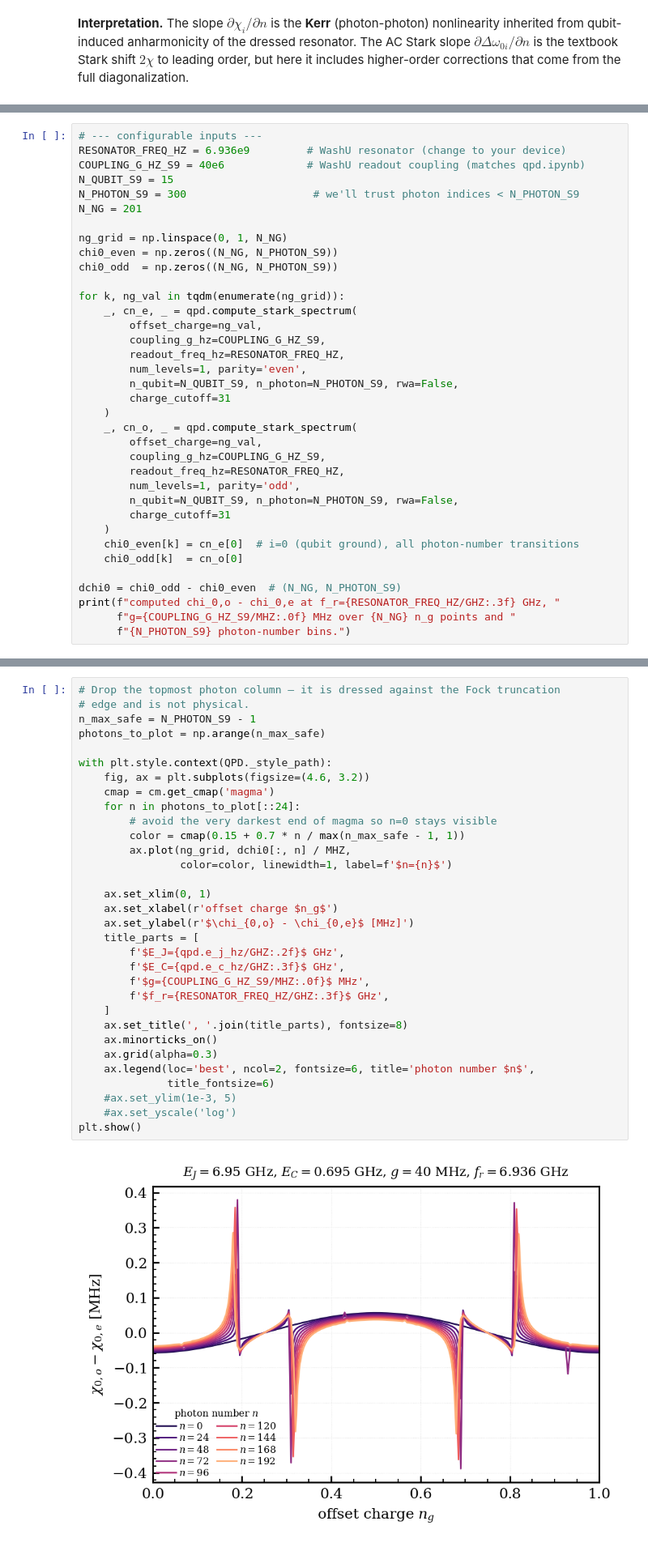
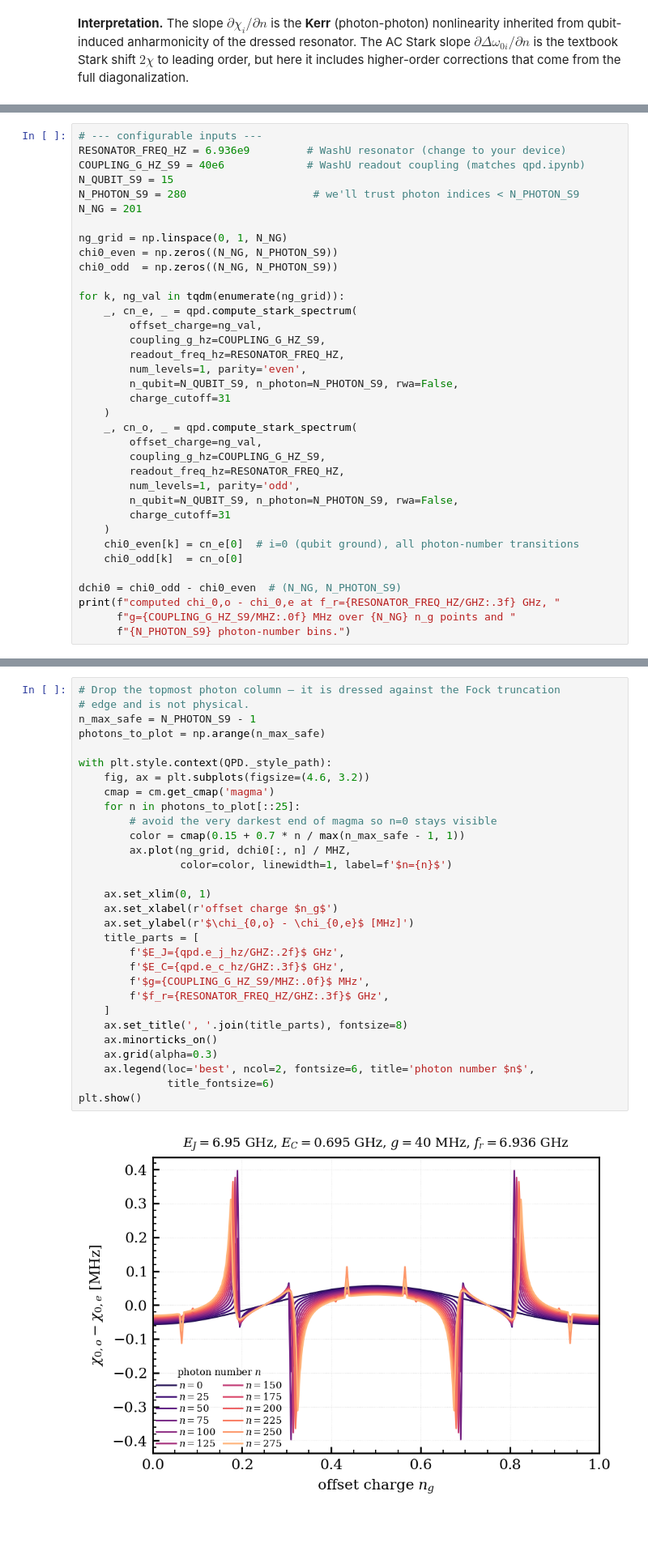
Before and after one commit to WashU-Astroparticle-Lab/qpd, a Jupyter notebook: notebooks/qpd_jc.ipynb, the cells around one changed output, grey strips where cells are left out. Shown at 81% size. Cells and saved outputs as stored; diff of their text form.

```diff
--- a/notebooks/qpd_jc.ipynb
+++ b/notebooks/qpd_jc.ipynb
@@ -537,7 +537,7 @@ photon number, with colour mapped by $n$ (magma).
 RESONATOR_FREQ_HZ = 6.936e9         # WashU resonator (change to your device)
 COUPLING_G_HZ_S9 = 40e6             # WashU readout coupling (matches qpd.ipynb)
 N_QUBIT_S9 = 15
-N_PHOTON_S9 = 300                    # we'll trust photon indices < N_PHOTON_S9
+N_PHOTON_S9 = 280                    # we'll trust photon indices < N_PHOTON_S9
 N_NG = 201
 
 ng_grid = np.linspace(0, 1, N_NG)
@@ -571,37 +573,35 @@ print(f"computed chi_0,o - chi_0,e at f_r={RESONATOR_FREQ_HZ/GHZ:.3f} GHz, "
 # %%
 # Drop the topmost photon column — it is dressed against the Fock truncation
 # edge and is not physical.
 n_max_safe = N_PHOTON_S9 - 1
 photons_to_plot = np.arange(n_max_safe)
 
 with plt.style.context(QPD._style_path):
     fig, ax = plt.subplots(figsize=(4.6, 3.2))
     cmap = cm.get_cmap('magma')
-    for n in photons_to_plot[::24]:
+    for n in photons_to_plot[::25]:
         # avoid the very darkest end of magma so n=0 stays visible
         color = cmap(0.15 + 0.7 * n / max(n_max_safe - 1, 1))
         ax.plot(ng_grid, dchi0[:, n] / MHZ,
                 color=color, linewidth=1, label=f'$n={n}$')
 
     ax.set_xlim(0, 1)
     ax.set_xlabel(r'offset charge $n_g$')
     ax.set_ylabel(r'$\chi_{0,o} - \chi_{0,e}$ [MHz]')
     title_parts = [
         f'$E_J={qpd.e_j_hz/GHZ:.2f}$ GHz',
         f'$E_C={qpd.e_c_hz/GHZ:.3f}$ GHz',
         f'$g={COUPLING_G_HZ_S9/MHZ:.0f}$ MHz',
         f'$f_r={RESONATOR_FREQ_HZ/GHZ:.3f}$ GHz',
     ]
     ax.set_title(', '.join(title_parts), fontsize=8)
     ax.minorticks_on()
     ax.grid(alpha=0.3)
     ax.legend(loc='best', ncol=2, fontsize=6, title='photon number $n$',
               title_fontsize=6)
-    #ax.set_ylim(1e-3, 5)
-    #ax.set_yscale('log')
 plt.show()
 # %% [output]
-[figure, old version]
+[figure, new version]
 # %% [markdown]
 ## Summary
 
```
Also changed, not shown: parts of 7 cells of this notebook.
